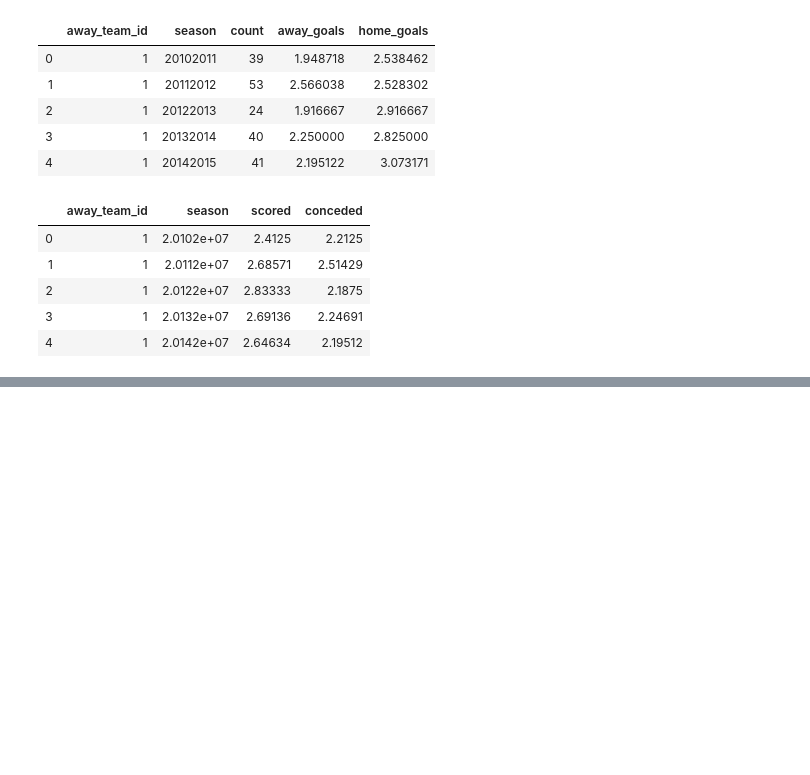
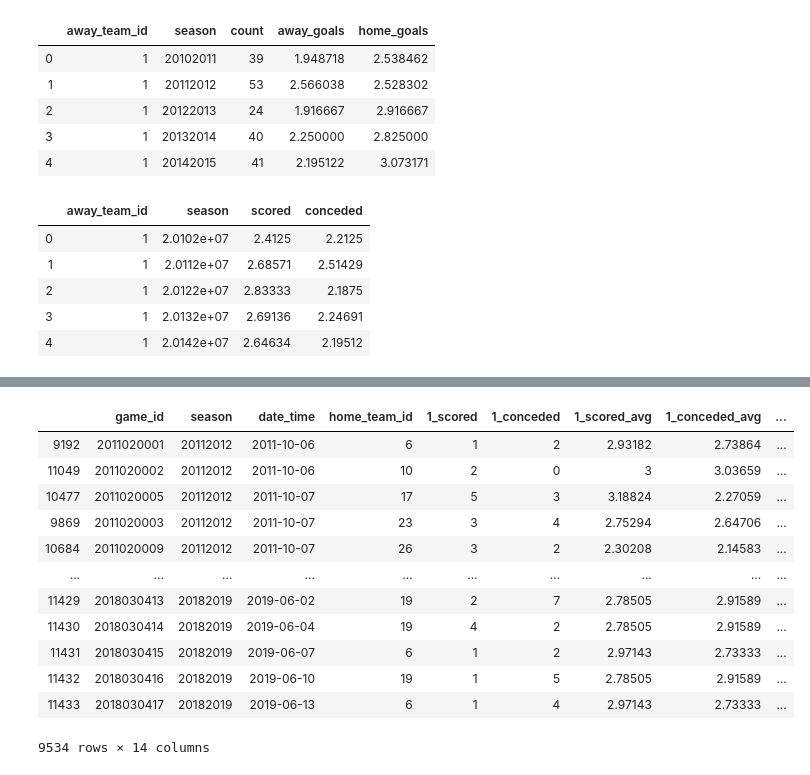
Before and after one commit to urbrex/FIIT_NS_2019, a Jupyter notebook: dataset1.ipynb, the cells around one changed output, grey strips where cells are left out. Saved outputs shown, nothing was run; the diff lists cells and outputs as text; code cells hidden in the pictures; blank space fills up the shorter version.

```diff
--- a/dataset1.ipynb
+++ b/dataset1.ipynb
@@ -63,7 +63,7 @@ awayTeamStats.head()
 | 3 | 1 | 2.0132e+07 | 2.69136 | 2.24691 |
 | 4 | 1 | 2.0142e+07 | 2.64634 | 2.19512 |
 # %%
-dataSet1 = pd.DataFrame(columns=['game_id', 'season', 'date_time', 'home_team_id', '1_scored', '1_conceded', 'away_team_id', '2_scored', '2_conceded'])
+dataSet1 = pd.DataFrame(columns=['game_id', 'season', 'date_time', 'home_team_id', '1_scored', '1_conceded', '1_scored_avg', '1_conceded_avg', 'away_team_id', '2_scored', '2_conceded', '2_scored_avg', '2_conceded_avg', 'total'])
 # print(gameAwayValues.loc[(gameAwayValues['away_team_id'] == '4') & (gameAwayValues['season'] == '20102011')])
 for index, row in gameInput.iterrows():
     season = row['season'] - 10001
@@ -71,5 +71,18 @@ for index, row in gameInput.iterrows():
         if not homeTeamStats.loc[(homeTeamStats['home_team_id'] == row['home_team_id']) & (homeTeamStats['season'] == season)].empty:
             awayTeam = awayTeamStats.loc[(awayTeamStats['away_team_id'] == row['away_team_id']) & (awayTeamStats['season'] == row['season'])]
             homeTeam = homeTeamStats.loc[(homeTeamStats['home_team_id'] == row['home_team_id']) & (homeTeamStats['season'] == row['season'])]
-            d = {'game_id': row['game_id'], 'season': row['season'], 'date_time': row['date_time'], 'home_team_id': row['home_team_id'], '1_scored': homeTeam['scored'].values[0], '1_conceded': homeTeam['conceded'].values[0], 'away_team_id': row['away_team_id'], '2_scored': awayTeam['scored'].values[0], '2_conceded': awayTeam['conceded'].values[0]}
+            d = {'game_id': row['game_id'],\
+                 'season': row['season'], \
+                 'date_time': row['date_time'], \
+                 'home_team_id': row['home_team_id'], \
+                 '1_scored_avg': homeTeam['scored'].values[0], \
+                 '1_scored': row["home_goals"], \
+                 '1_conceded_avg': homeTeam['conceded'].values[0], \
+                 '1_conceded': row["away_goals"], \
+                 'away_team_id': row['away_team_id'], \
+                 '2_scored_avg': awayTeam['scored'].values[0], \
+                 '2_scored': row["away_goals"], \
+                 '2_conceded_avg': awayTeam['conceded'].values[0], \
+                 '2_conceded': row["home_goals"], \
+                 'total': row["home_goals"] + row["away_goals"]}
             dataSet1.at[index, :] = d
@@ -91,0 +89,17 @@ dataSet1
+# %%
+dataSet1 = dataSet1.sort_values(by=['date_time'])
+dataSet1
+# %% [output]
+|  | game_id | season | date_time | home_team_id | 1_scored | 1_conceded | 1_scored_avg | 1_conceded_avg | ... |
+| 9192 | 2011020001 | 20112012 | 2011-10-06 | 6 | 1 | 2 | 2.93182 | 2.73864 | ... |
+| 11049 | 2011020002 | 20112012 | 2011-10-06 | 10 | 2 | 0 | 3 | 3.03659 | ... |
+| 10477 | 2011020005 | 20112012 | 2011-10-07 | 17 | 5 | 3 | 3.18824 | 2.27059 | ... |
+| 9869 | 2011020003 | 20112012 | 2011-10-07 | 23 | 3 | 4 | 2.75294 | 2.64706 | ... |
+| 10684 | 2011020009 | 20112012 | 2011-10-07 | 26 | 3 | 2 | 2.30208 | 2.14583 | ... |
+| ... | ... | ... | ... | ... | ... | ... | ... | ... | ... |
+| 11429 | 2018030413 | 20182019 | 2019-06-02 | 19 | 2 | 7 | 2.78505 | 2.91589 | ... |
+| 11430 | 2018030414 | 20182019 | 2019-06-04 | 19 | 4 | 2 | 2.78505 | 2.91589 | ... |
+| 11431 | 2018030415 | 20182019 | 2019-06-07 | 6 | 1 | 2 | 2.97143 | 2.73333 | ... |
+| 11432 | 2018030416 | 20182019 | 2019-06-10 | 19 | 1 | 5 | 2.78505 | 2.91589 | ... |
+| 11433 | 2018030417 | 20182019 | 2019-06-13 | 6 | 1 | 4 | 2.97143 | 2.73333 | ... |
+9534 rows × 14 columns
```
Also changed, not shown: parts of 9 cells of this notebook, 8 other files.
